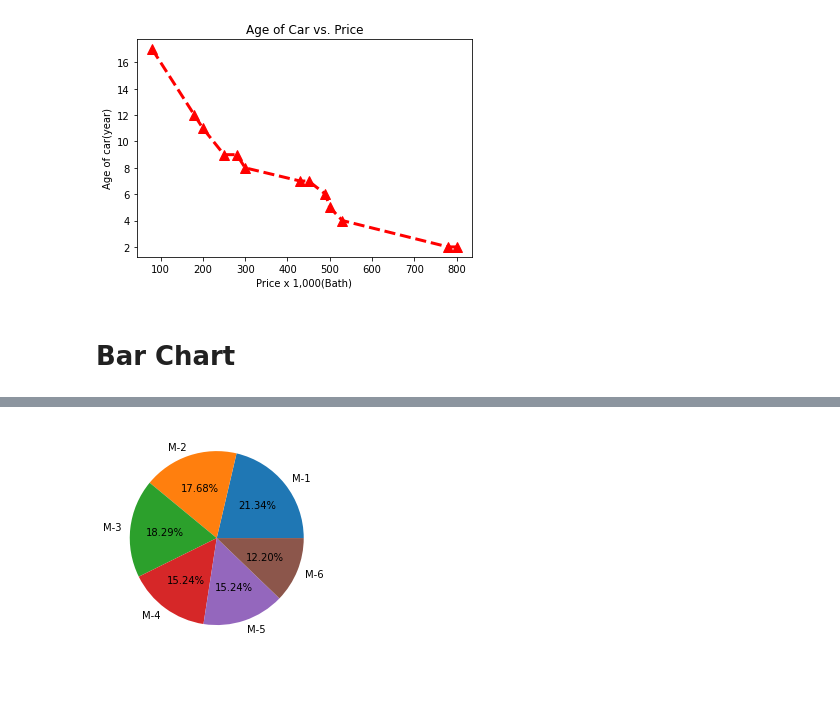
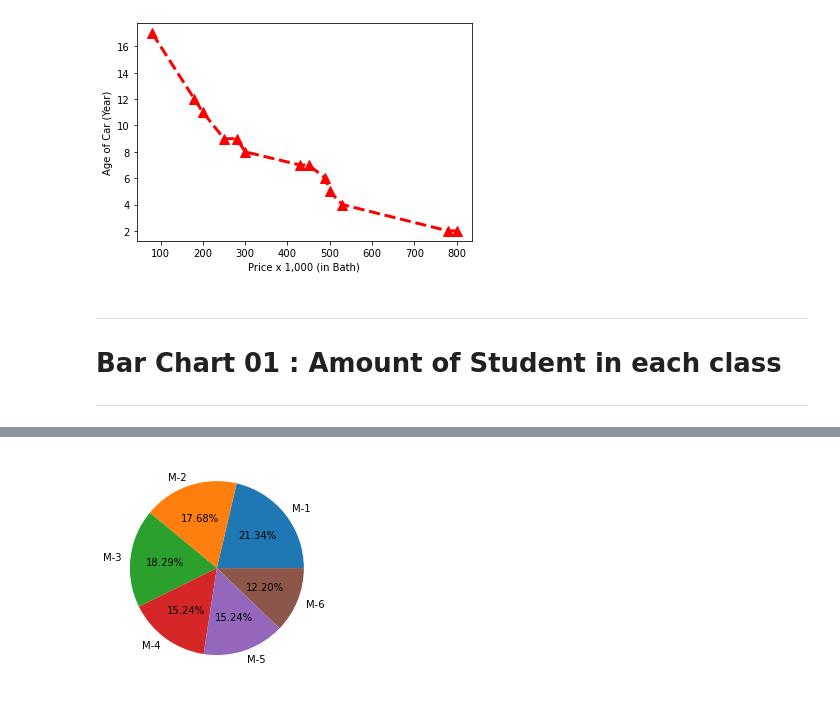
Before and after one commit to KidAnarchy/Python_16_visualization, a Jupyter notebook: 01 Matplotlib.ipynb, the cells around one changed output, grey strips where cells are left out. Cells and saved outputs as stored; diff of their text form; code cells hidden in the pictures.

```diff
--- a/01 Matplotlib.ipynb
+++ b/01 Matplotlib.ipynb
@@ -67,11 +71,12 @@ plt.show()
 # %%
-# Plot (Red...เส้นประ Linewidth=3...Marker=Triangle size10)
+# Plot type Line (red color ..  Linewidth = 3 .. Marker triangle size = 10)
 plt.plot(Price_sort, Age_sort, 'r--^', linewidth=3, markersize=10)
-plt.xlabel("Price x 1,000(Bath)")
-plt.ylabel("Age of car(year)")
-plt.title("Age of Car vs. Price")
+plt.xlabel("Price x 1,000 (in Bath)")
+plt.ylabel("Age of Car (Year)")
 plt.show()
 # %% [output]
-[figure, old version]
+[figure, new version]
 # %% [markdown]
-# Bar Chart
+---
+# Bar Chart 01 : Amount of Student in each class
+---
```
Also changed, not shown: parts of 23 cells of this notebook, 2 other files.
